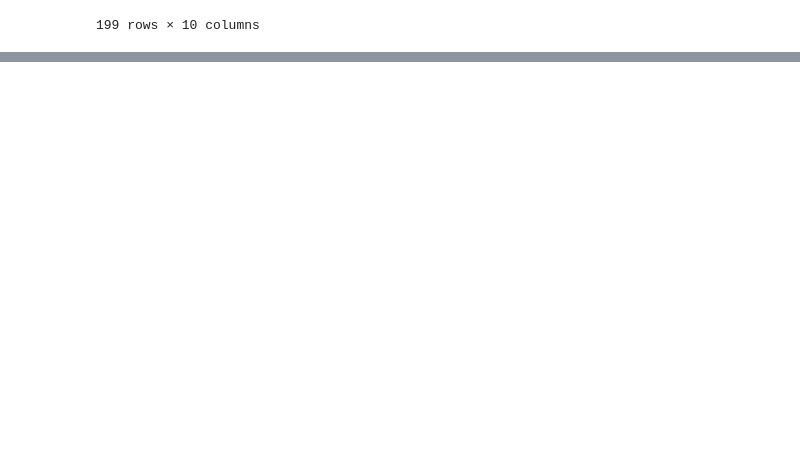
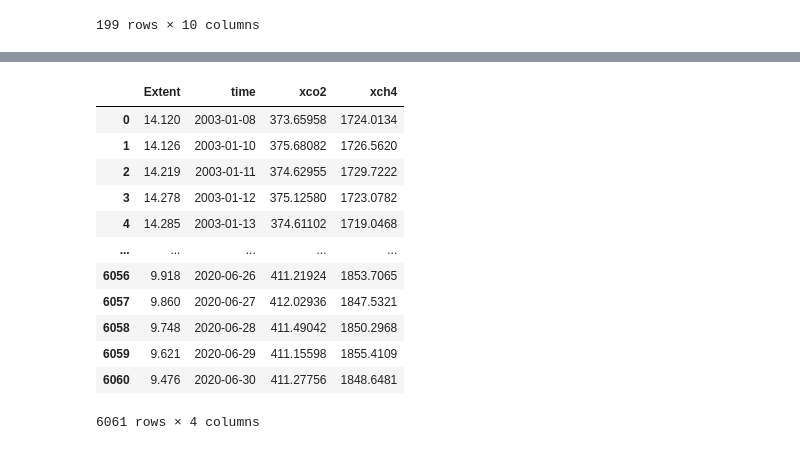
Before and after one commit to ALIYA2Group/Mod20_Segment_2, a Jupyter notebook: north_data_finalized.ipynb, the cells around one changed output, grey strips where cells are left out. Drawn from its saved outputs; the diff is of its cells as text; code cells hidden in the pictures; blank space fills up the shorter version.

Commit message:
Data_Finalized_CO2_CH4

```diff
--- a/north_data_finalized.ipynb
+++ b/north_data_finalized.ipynb
@@ -287,3 +282,21 @@ south_joined_df_new
 199 rows × 10 columns
 # %%
 north_joined_df.to_csv('/content/drive/MyDrive/data/North_Data_Finalized1.csv')
+# %%
+n_seaice_df = pd.read_csv('/content/drive/MyDrive/data/N_seaice_extent_daily_v3.0.csv')
+n_seaice_df.drop([' Source Data','    Missing'], axis = 1, inplace = True)
+n_seaice_df = n_seaice_df.iloc[1: , :]
+n_seaice_df.reset_index(drop=True, inplace=True)
+n_seaice_df["time"] = n_seaice_df["Year"].astype(str) + '-' + n_seaice_df[" Month"].str.strip() + '-' + n_seaice_df[" Day"].str.strip()
+n_seaice_df['     Extent'] = n_seaice_df['     Extent'].astype(float)
+n_seaice_df.drop(['Year',' Month',' Day'], axis = 1, inplace = True)
+n_seaice_df
+
+s_seaice_df = pd.read_csv('/content/drive/MyDrive/data/S_seaice_extent_daily_v3.0.csv')
+s_seaice_df.drop([' Source Data','    Missing'], axis = 1, inplace = True)
+s_seaice_df = s_seaice_df.iloc[1: , :]
+s_seaice_df.reset_index(drop=True, inplace=True)
+s_seaice_df["time"] = s_seaice_df["Year"].astype(str) + '-' + s_seaice_df[" Month"].str.strip()+ '-' + s_seaice_df[" Day"].str.strip()
+s_seaice_df['     Extent'] = s_seaice_df['     Extent'].astype(float)
+s_seaice_df.drop(['Year',' Month',' Day'], axis = 1, inplace = True)
+n_seaice_df
@@ -289,0 +317,26 @@ north_joined_df.to_csv('/content/drive/MyDrive/data/North_Data_Finalized1.csv')
+# %%
+co2_df = pd.read_csv('/content/drive/MyDrive/data/CO2_L.csv')
+ch4_df = pd.read_csv('/content/drive/MyDrive/data/methane_L.csv')
+
+north_joined_df_new = pd.merge(n_seaice_df, co2_df, on="time")
+north_joined_df_new = pd.merge(north_joined_df_new, ch4_df, on="time")
+north_joined_df_new.to_csv('/content/drive/MyDrive/data/North_Data_Finalized_co2ch4.csv')
+
+south_joined_df_new = pd.merge(s_seaice_df, co2_df, on="time")
+south_joined_df_new = pd.merge(south_joined_df_new, ch4_df, on="time")
+south_joined_df_new.to_csv('/content/drive/MyDrive/data/South_Data_Finalized_co2ch4.csv')
+north_joined_df_new
+# %% [output]
+|  | Extent | time | xco2 | xch4 |
+| 0 | 14.120 | 2003-01-08 | 373.65958 | 1724.0134 |
+| 1 | 14.126 | 2003-01-10 | 375.68082 | 1726.5620 |
+| 2 | 14.219 | 2003-01-11 | 374.62955 | 1729.7222 |
+| 3 | 14.278 | 2003-01-12 | 375.12580 | 1723.0782 |
+| 4 | 14.285 | 2003-01-13 | 374.61102 | 1719.0468 |
+| ... | ... | ... | ... | ... |
+| 6056 | 9.918 | 2020-06-26 | 411.21924 | 1853.7065 |
+| 6057 | 9.860 | 2020-06-27 | 412.02936 | 1847.5321 |
+| 6058 | 9.748 | 2020-06-28 | 411.49042 | 1850.2968 |
+| 6059 | 9.621 | 2020-06-29 | 411.15598 | 1855.4109 |
+| 6060 | 9.476 | 2020-06-30 | 411.27756 | 1848.6481 |
+6061 rows × 4 columns
```
Also changed, not shown: parts of 5 cells of this notebook, 2 other files.
